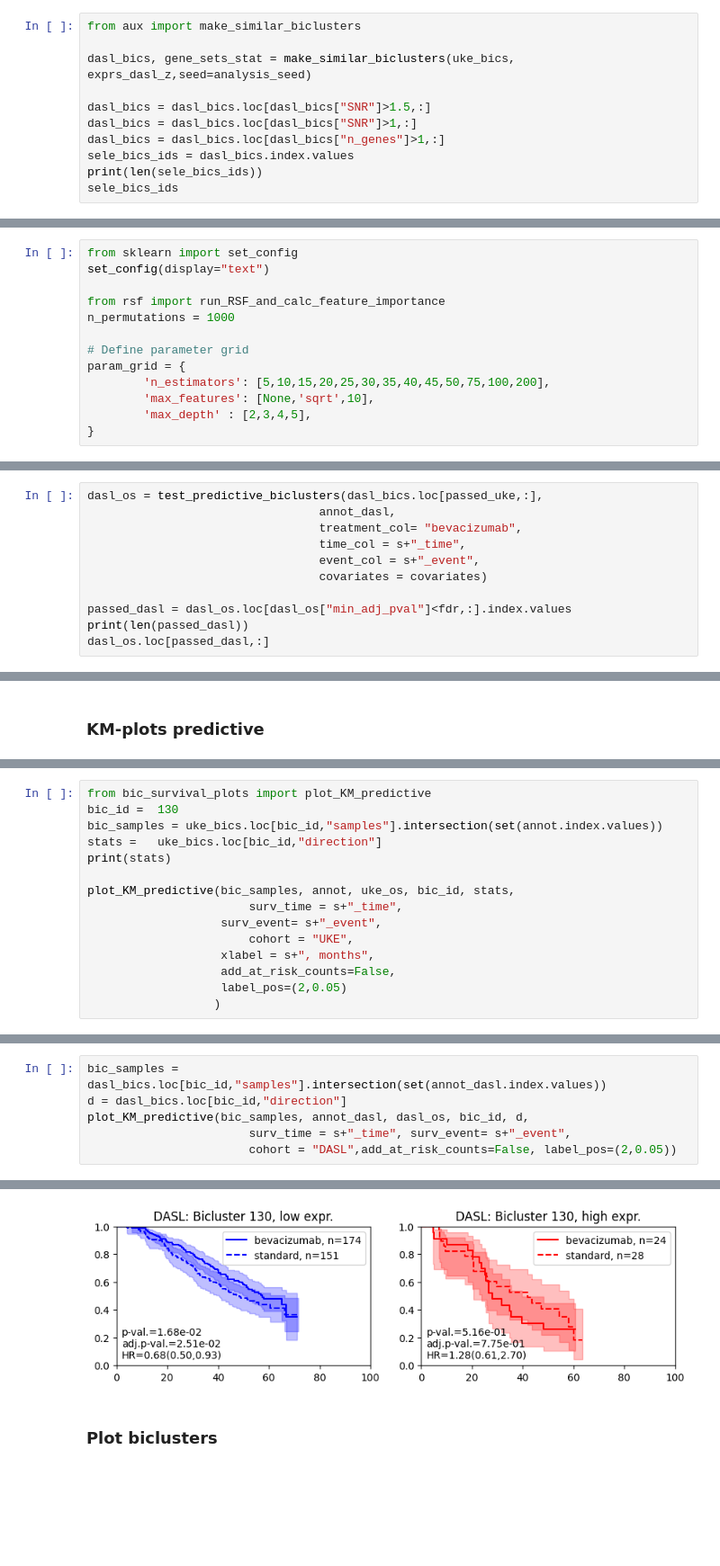
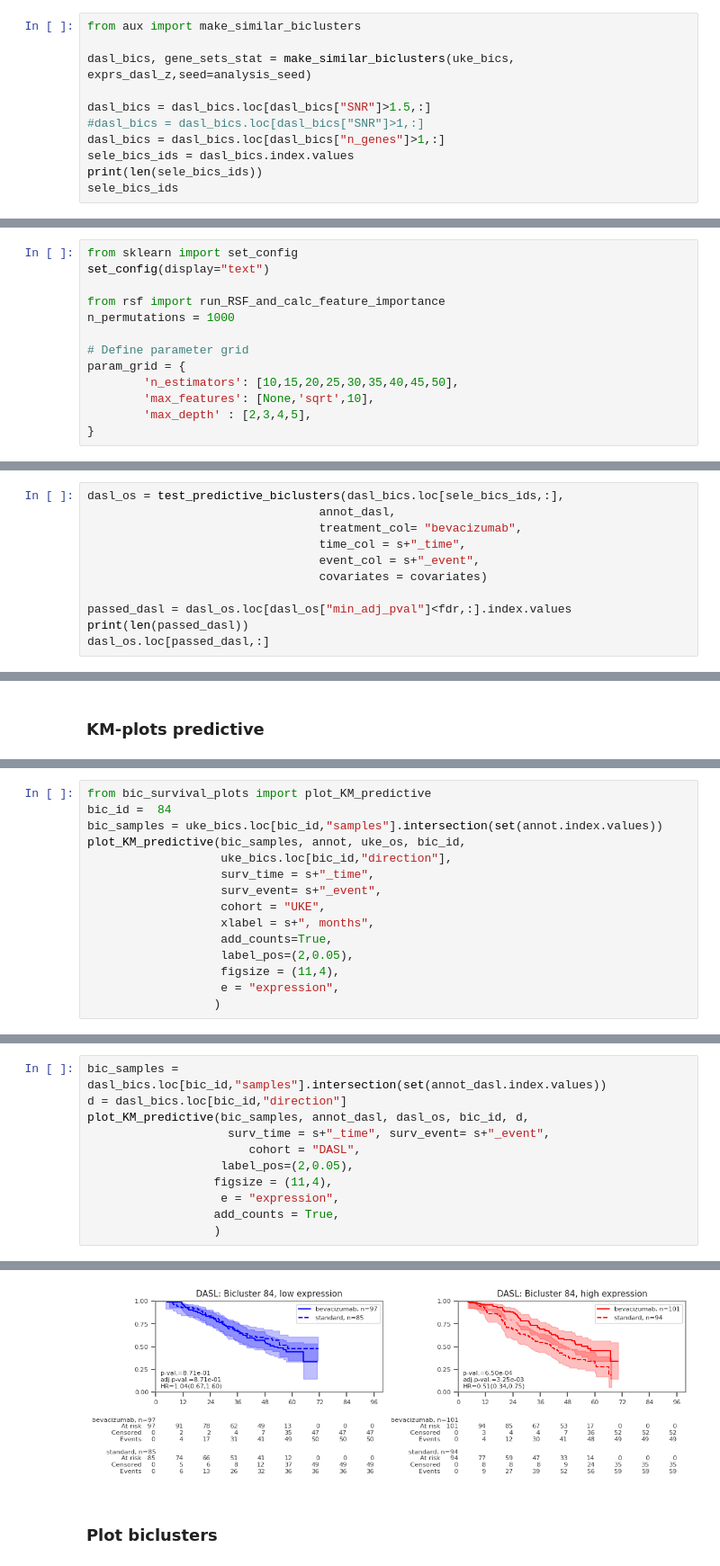
Before and after one commit to ozolotareva/bevacizumab_ovca_signature, a Jupyter notebook: discover_and_analyze_biclusters.ipynb, the cells around one changed output, grey strips where cells are left out. Shown at 90% size. Saved outputs shown, nothing was run; the diff lists cells and outputs as text; blank space fills up the shorter version.

Commit message:
analysis of identified biclusters

```diff
--- a/discover_and_analyze_biclusters.ipynb
+++ b/discover_and_analyze_biclusters.ipynb
@@ -257,7 +223,7 @@ from aux import make_similar_biclusters
 dasl_bics, gene_sets_stat = make_similar_biclusters(uke_bics, exprs_dasl_z,seed=analysis_seed)
 
 dasl_bics = dasl_bics.loc[dasl_bics["SNR"]>1.5,:]
-dasl_bics = dasl_bics.loc[dasl_bics["SNR"]>1,:]
+#dasl_bics = dasl_bics.loc[dasl_bics["SNR"]>1,:]
 dasl_bics = dasl_bics.loc[dasl_bics["n_genes"]>1,:]
 sele_bics_ids = dasl_bics.index.values
 print(len(sele_bics_ids))
@@ -281,7 +247,7 @@ n_permutations = 1000
 
 # Define parameter grid
 param_grid = {
-        'n_estimators': [5,10,15,20,25,30,35,40,45,50,75,100,200],
+        'n_estimators': [10,15,20,25,30,35,40,45,50],
         'max_features': [None,'sqrt',10],
         'max_depth' : [2,3,4,5],
 }
@@ -463,5 +477,5 @@ print(len(passed_uke))
 # %%
-dasl_os = test_predictive_biclusters(dasl_bics.loc[passed_uke,:],
+dasl_os = test_predictive_biclusters(dasl_bics.loc[sele_bics_ids,:],
                                  annot_dasl,
                                  treatment_col= "bevacizumab",
                                  time_col = s+"_time",
@@ -526,16 +577,16 @@ s
 # %%
 from bic_survival_plots import plot_KM_predictive
-bic_id =  130
+bic_id =  84
 bic_samples = uke_bics.loc[bic_id,"samples"].intersection(set(annot.index.values))
-stats =   uke_bics.loc[bic_id,"direction"]
-print(stats)
-
-plot_KM_predictive(bic_samples, annot, uke_os, bic_id, stats,
-                       surv_time = s+"_time",
+plot_KM_predictive(bic_samples, annot, uke_os, bic_id,
+                   uke_bics.loc[bic_id,"direction"],
+                   surv_time = s+"_time",
                    surv_event= s+"_event",
-                       cohort = "UKE",
+                   cohort = "UKE",
                    xlabel = s+", months",
-                   add_at_risk_counts=False,
-                   label_pos=(2,0.05)
+                   add_counts=True,
+                   label_pos=(2,0.05),
+                   figsize = (11,4),
+                   e = "expression",
                   )
 # %% [output]
@@ -550,6 +600,11 @@ background p-val.=4.82e-03, adj.p-val.=1.21e-02, HR=0.41(0.22,0.76);
 bic_samples = dasl_bics.loc[bic_id,"samples"].intersection(set(annot_dasl.index.values))
 d = dasl_bics.loc[bic_id,"direction"]
 plot_KM_predictive(bic_samples, annot_dasl, dasl_os, bic_id, d,
-                       surv_time = s+"_time", surv_event= s+"_event",
-                       cohort = "DASL",add_at_risk_counts=False, label_pos=(2,0.05))
+                    surv_time = s+"_time", surv_event= s+"_event",
+                       cohort = "DASL",
+                   label_pos=(2,0.05),
+                  figsize = (11,4),
+                   e = "expression",
+                  add_counts = True,
+                  )
 # %% [output]
@@ -561,4 +616,4 @@ background p-val.=1.68e-02, adj.p-val.=2.51e-02, HR=0.68(0.50,0.93);
-[figure, old version]
+[figure, new version]
 # %% [markdown]
 ### Plot biclusters
 # %%
```
Also changed, not shown: parts of 82 cells of this notebook, 1 other file.
